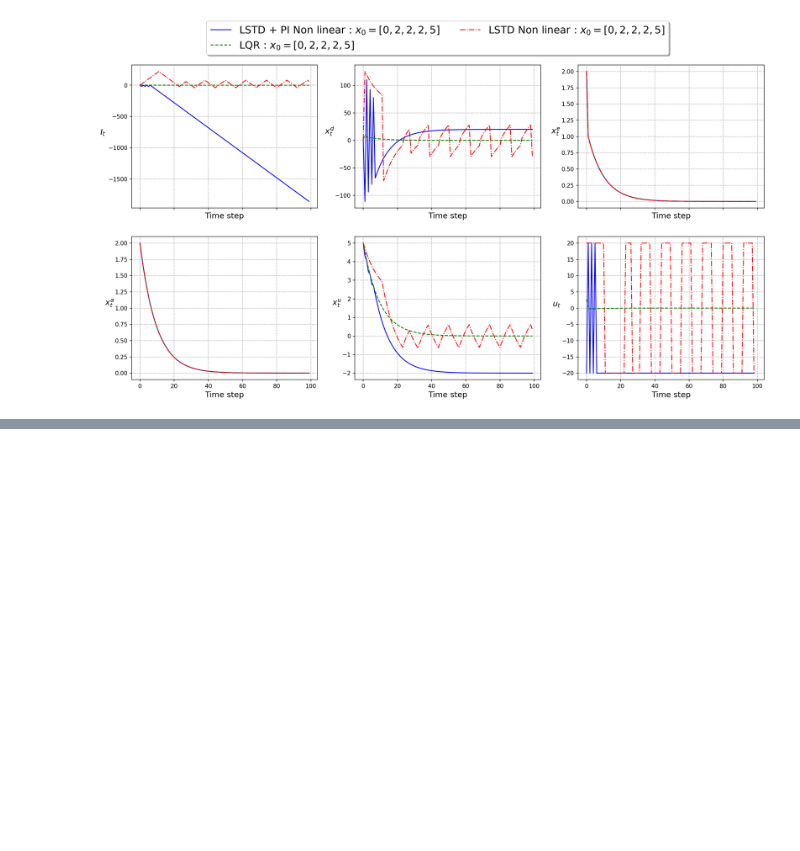
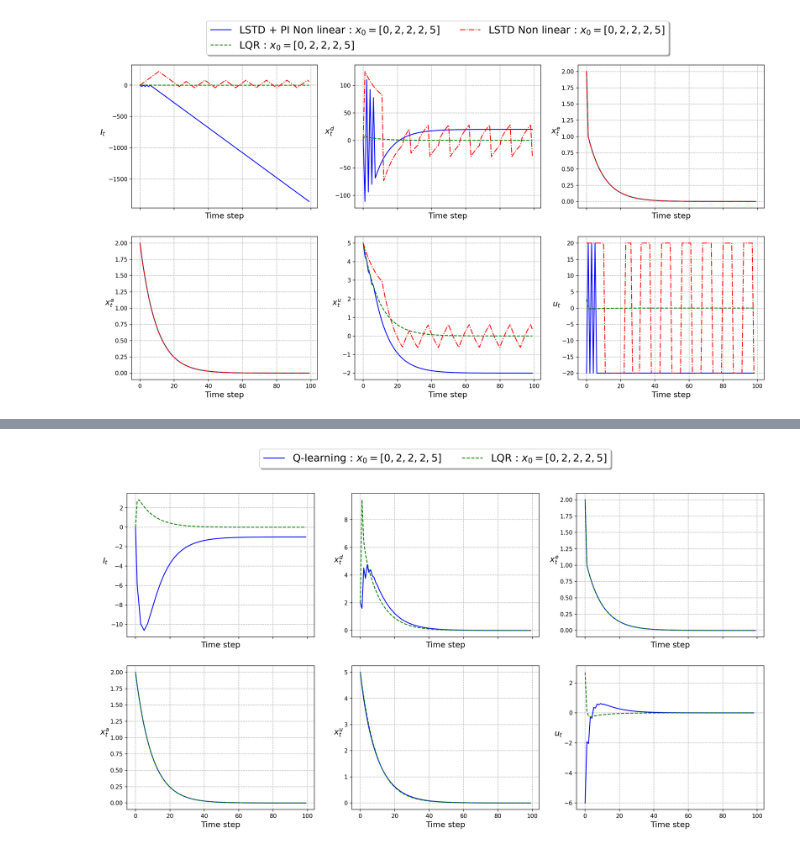
Before and after one commit to TheoHanon/Stochastic-Optimal-Control, a Jupyter notebook: Part III/partIII.ipynb, the cells around one changed output, grey strips where cells are left out. Cells and saved outputs as stored; diff of their text form; code cells hidden in the pictures; blank space fills up the shorter version.

```diff
--- a/Part III/partIII.ipynb
+++ b/Part III/partIII.ipynb
@@ -502,0 +540,8 @@ show_trajectories([[x_lstd_PI], [x_lqr], [x_lstd]], [[u_lstd_PI], [u_lqr], [u_ls
+# %%
+x0 = [0, 2, 2, 2, 5]
+x_qlearn, u_qlearn = simulate_linear_model(x0, policy_qlearn, nstep, with_noise=False)
+x_lqr, u_lqr = data_linear
+
+show_trajectories([[x_qlearn], [x_lqr]], [[u_qlearn], [u_lqr]], [x0, x0], ['Q-learning',"LQR"])
+# %% [output]
+[figure, added]
```
Also changed, not shown: parts of 9 cells of this notebook, 1 other file.
